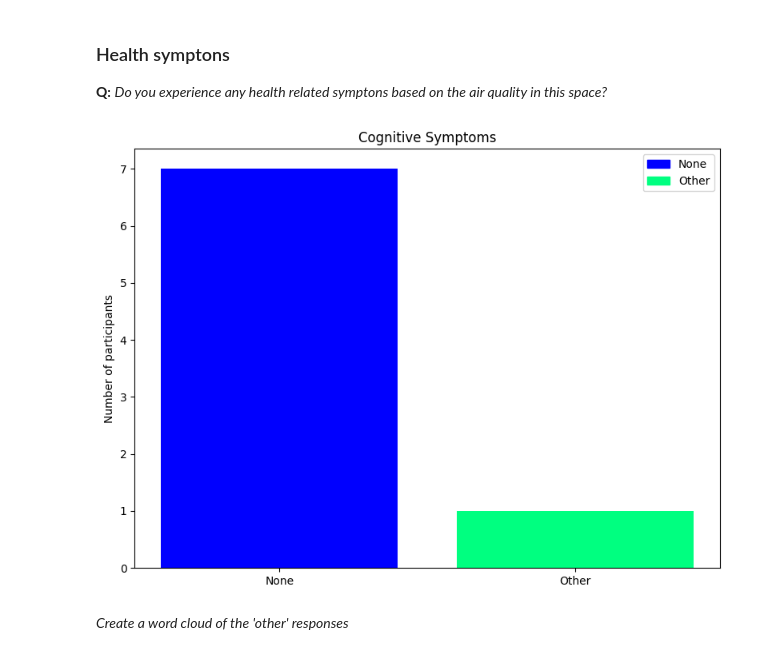
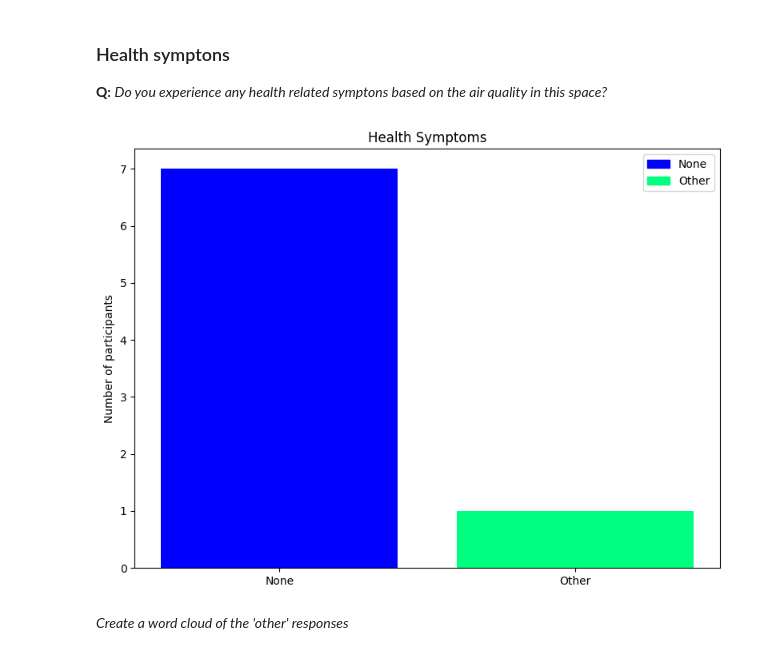
Before and after one commit to viszlab/datasets, a Jupyter notebook: survey-symptoms.ipynb, the cells around one changed output. Drawn from its saved outputs; the diff is of its cells as text; code cells hidden in the pictures.

```diff
--- a/survey-symptoms.ipynb
+++ b/survey-symptoms.ipynb
@@ -106,34 +106,38 @@ full_data = import_csv(file)
 # %%
 data = import_csv(file)
 
 # Extract the 'Cognitive' column
-cognitive_symptoms = data['Symptons']
+health_symptoms = data['Symptons']
 
 # Count the occurrences of each symptom
-symptom_counts = cognitive_symptoms.value_counts()
+symptom_counts = health_symptoms.value_counts()
 
 # Define a color map
 cmap = plt.get_cmap('winter')
 
 # Plot the bar chart with the specified colormap
 plt.figure(figsize=(8, 6))
 bars = plt.bar(symptom_counts.index, symptom_counts.values, color=cmap(np.linspace(0, 1, len(symptom_counts))))
 
-plt.title('Cognitive Symptoms')
+plt.title('Health Symptoms')
 plt.ylabel('Number of participants')
 
 # Create legend handles with colors corresponding to the colormap
 legend_handles = []
 for label, color in zip(symptom_counts.index, cmap(np.linspace(0, 1, len(symptom_counts)))):
     legend_handles.append(plt.Rectangle((0,0),1,1, color=color))
 
 # Add legend with specified labels and handles
 plt.legend(legend_handles, symptom_counts.index)
 
 plt.tight_layout()  # Adjust layout to prevent clipping of labels
+
+# Save the chart to the 'charts' subfolder
+plt.savefig(os.path.join('survey-charts', 'health_symptomps.png'))
+
 plt.show()
 # %% [output]
-[figure, old version]
+[figure, new version]
 # %% [markdown]
 _Create a word cloud of the 'other' responses_
 # %%
```
Also changed, not shown: parts of 1 cell of this notebook, 2 other files.
